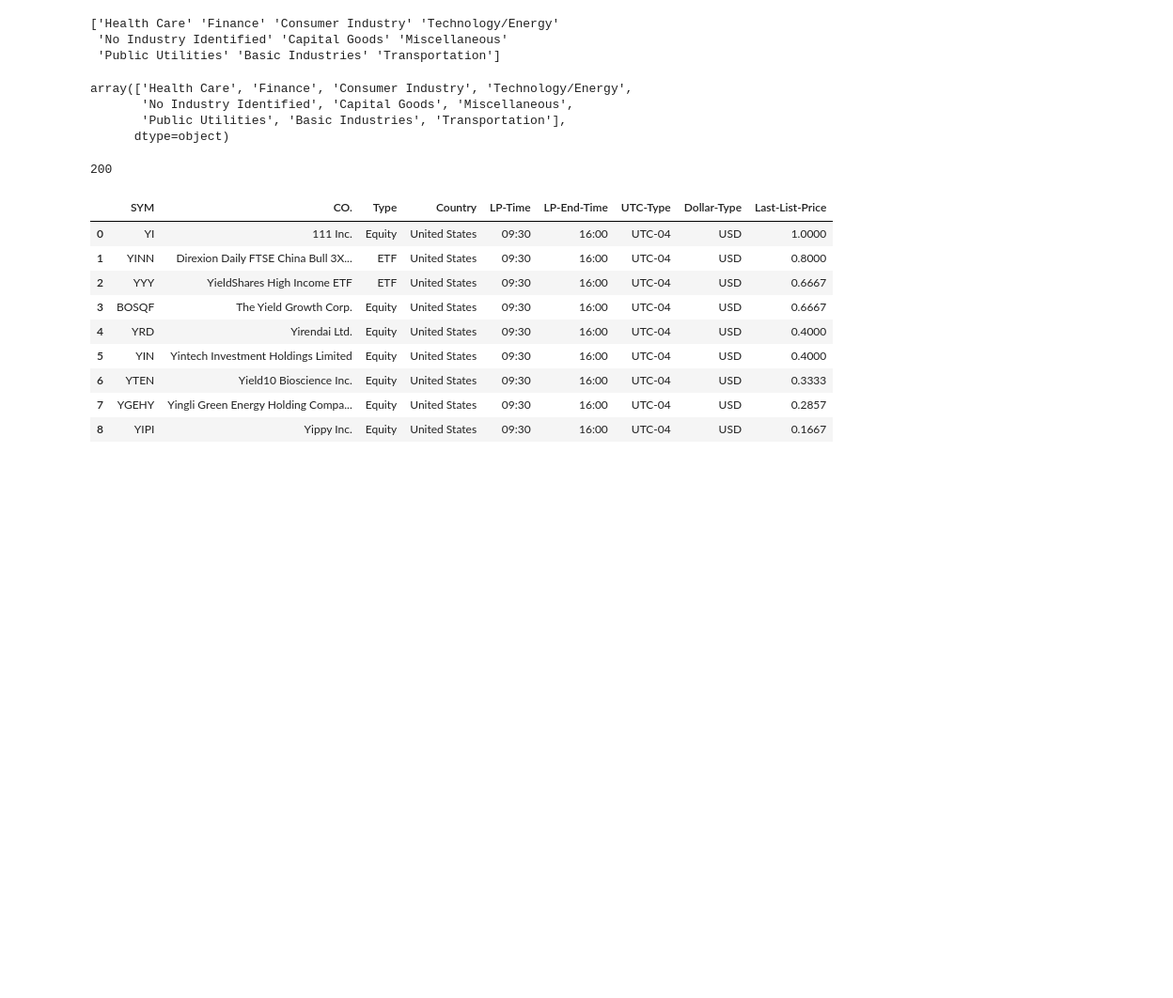
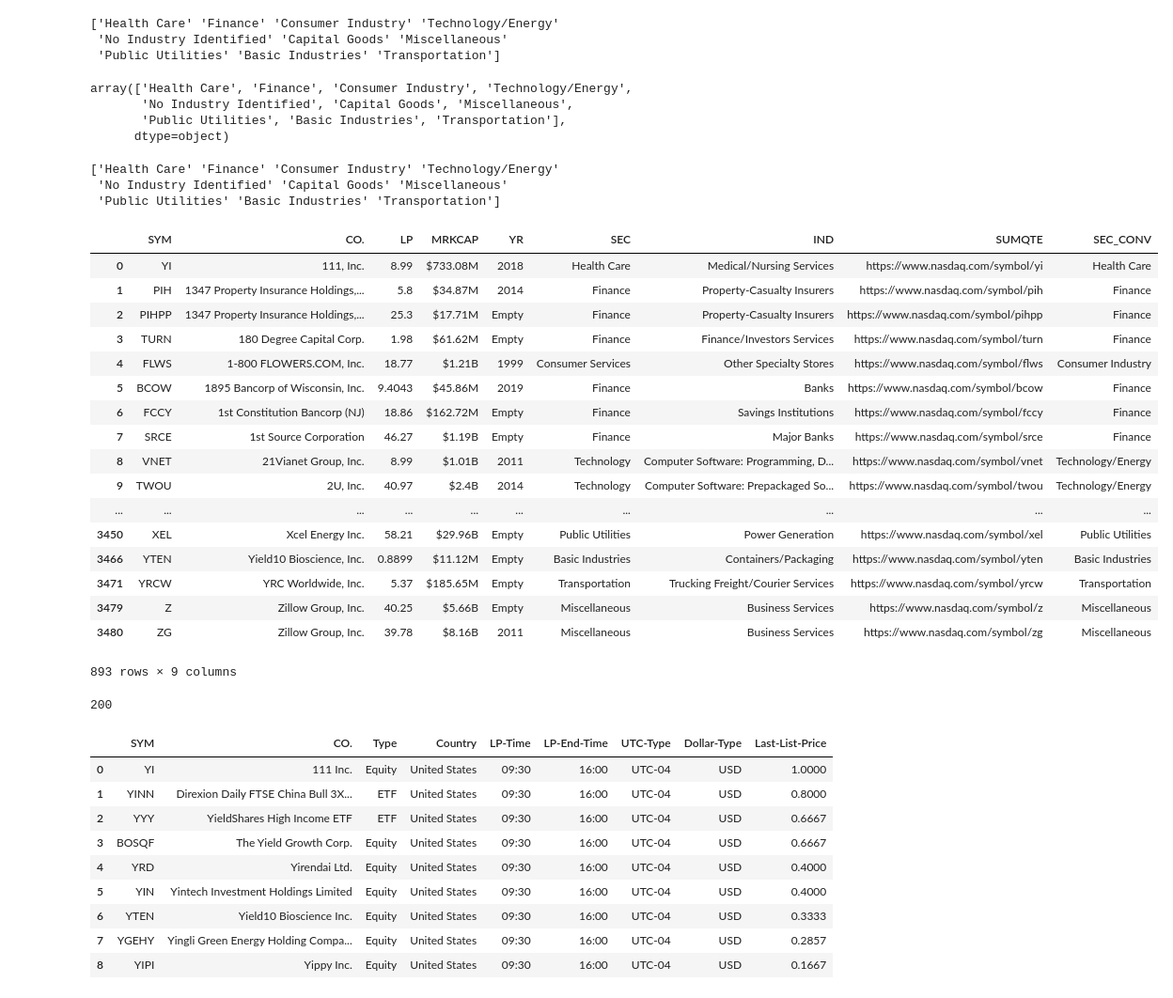
Before and after one commit to appddictionstudio/MDAS, a Jupyter notebook: backend/src/companyAnalysis.ipynb, the cells around one changed output. Shown at 94% size. Saved outputs shown, nothing was run; the diff lists cells and outputs as text; code cells hidden in the pictures; blank space fills up the shorter version.

Commit message:
updated api for sector performance

```diff
--- a/backend/src/companyAnalysis.ipynb
+++ b/backend/src/companyAnalysis.ipynb
@@ -84,6 +77,63 @@ array(['Health Care', 'Finance', 'Consumer Industry', 'Technology/Energy',
        'No Industry Identified', 'Capital Goods', 'Miscellaneous',
        'Public Utilities', 'Basic Industries', 'Transportation'],
       dtype=object)
+# %%
+# Getting list of 100 industries from 10 sectors.
+import requests
+import numpy as np
+df = pd.DataFrame()
+def get_industries_by_sector():
+    cols_to_use = [0,1,2,3,4,5,6,7]
+    csv_file_path = "../../assets/companylist.csv"
+    df = pd.read_csv(csv_file_path,
+#         nrows=101,
+        usecols= cols_to_use,
+        encoding='utf-8'
+        )
+    df = df.fillna('Empty')
+    df['IPOyear'] = df['IPOyear'].astype(str)
+    df['IPOyear'] = df['IPOyear'].str.strip('.0')
+    df = df.rename(index=str, columns = {"Symbol": "SYM", "Name": "CO.", "LastSale": "LP", "MarketCap": "MRKCAP", "IPOyear": "YR", "Sector": "SEC", "industry": "IND", "Summary Quote": "SUMQTE"})
+    df['SYM'] = df['SYM'].str.strip()
+    df['SEC'] = df['SEC'].str.strip()
+    df['SEC_CONV'] = np.where(df['SEC']=="Consumer Durables", 'Consumer Industry', df['SEC'])
+    df['SEC_CONV'] = np.where(df['SEC']=="Consumer Non-Durables", 'Consumer Industry', df['SEC'])
+    df['SEC_CONV'] = np.where(df['SEC']=='Consumer Services', 'Consumer Industry', df['SEC'])
+    df["SEC"] = df["SEC"].replace("Empty", "No Industry Identified")
+    df["SEC_CONV"] = df["SEC_CONV"].replace("Empty", "No Industry Identified")
+    df["SEC_CONV"] = df["SEC_CONV"].replace("Consumer Durables", "Consumer Industry")
+    df["SEC_CONV"] = df["SEC_CONV"].replace("Consumer Non-Durables", "Consumer Industry")
+    df["SEC_CONV"] = df["SEC_CONV"].replace("Technology", "Technology/Energy")
+    df["SEC_CONV"] = df["SEC_CONV"].replace("Energy", "Technology/Energy")
+    df = df.groupby('SEC_CONV').head(100)
+#     section_conversion = df.SEC_CONV.unique()
+#     print(section_conversion)
+    df = json.dumps(df.values.tolist())
+    df = df.replace('\\','')
+    return df
+get_distinct_sector_listing()
+# %% [output]
+['Health Care' 'Finance' 'Consumer Industry' 'Technology/Energy'
+ 'No Industry Identified' 'Capital Goods' 'Miscellaneous'
+ 'Public Utilities' 'Basic Industries' 'Transportation']
+|  | SYM | CO. | LP | MRKCAP | YR | SEC | IND | SUMQTE | SEC_CONV |
+| 0 | YI | 111, Inc. | 8.99 | $733.08M | 2018 | Health Care | Medical/Nursing Services | https://www.nasdaq.com/symbol/yi | Health Care |
+| 1 | PIH | 1347 Property Insurance Holdings,... | 5.8 | $34.87M | 2014 | Finance | Property-Casualty Insurers | https://www.nasdaq.com/symbol/pih | Finance |
+| 2 | PIHPP | 1347 Property Insurance Holdings,... | 25.3 | $17.71M | Empty | Finance | Property-Casualty Insurers | https://www.nasdaq.com/symbol/pihpp | Finance |
+| 3 | TURN | 180 Degree Capital Corp. | 1.98 | $61.62M | Empty | Finance | Finance/Investors Services | https://www.nasdaq.com/symbol/turn | Finance |
+| 4 | FLWS | 1-800 FLOWERS.COM, Inc. | 18.77 | $1.21B | 1999 | Consumer Services | Other Specialty Stores | https://www.nasdaq.com/symbol/flws | Consumer Industry |
+| 5 | BCOW | 1895 Bancorp of Wisconsin, Inc. | 9.4043 | $45.86M | 2019 | Finance | Banks | https://www.nasdaq.com/symbol/bcow | Finance |
+| 6 | FCCY | 1st Constitution Bancorp (NJ) | 18.86 | $162.72M | Empty | Finance | Savings Institutions | https://www.nasdaq.com/symbol/fccy | Finance |
+| 7 | SRCE | 1st Source Corporation | 46.27 | $1.19B | Empty | Finance | Major Banks | https://www.nasdaq.com/symbol/srce | Finance |
+| 8 | VNET | 21Vianet Group, Inc. | 8.99 | $1.01B | 2011 | Technology | Computer Software: Programming, D... | https://www.nasdaq.com/symbol/vnet | Technology/Energy |
+| 9 | TWOU | 2U, Inc. | 40.97 | $2.4B | 2014 | Technology | Computer Software: Prepackaged So... | https://www.nasdaq.com/symbol/twou | Technology/Energy |
+| ... | ... | ... | ... | ... | ... | ... | ... | ... | ... |
+| 3450 | XEL | Xcel Energy Inc. | 58.21 | $29.96B | Empty | Public Utilities | Power Generation | https://www.nasdaq.com/symbol/xel | Public Utilities |
+| 3466 | YTEN | Yield10 Bioscience, Inc. | 0.8899 | $11.12M | Empty | Basic Industries | Containers/Packaging | https://www.nasdaq.com/symbol/yten | Basic Industries |
+| 3471 | YRCW | YRC Worldwide, Inc. | 5.37 | $185.65M | Empty | Transportation | Trucking Freight/Courier Services | https://www.nasdaq.com/symbol/yrcw | Transportation |
+| 3479 | Z | Zillow Group, Inc. | 40.25 | $5.66B | Empty | Miscellaneous | Business Services | https://www.nasdaq.com/symbol/z | Miscellaneous |
+| 3480 | ZG | Zillow Group, Inc. | 39.78 | $8.16B | 2011 | Miscellaneous | Business Services | https://www.nasdaq.com/symbol/zg | Miscellaneous |
+893 rows × 9 columns
 # %%
 #API Data Pull
 import pandas as pd
```
Also changed, not shown: parts of 2 cells of this notebook, 1 other file.
